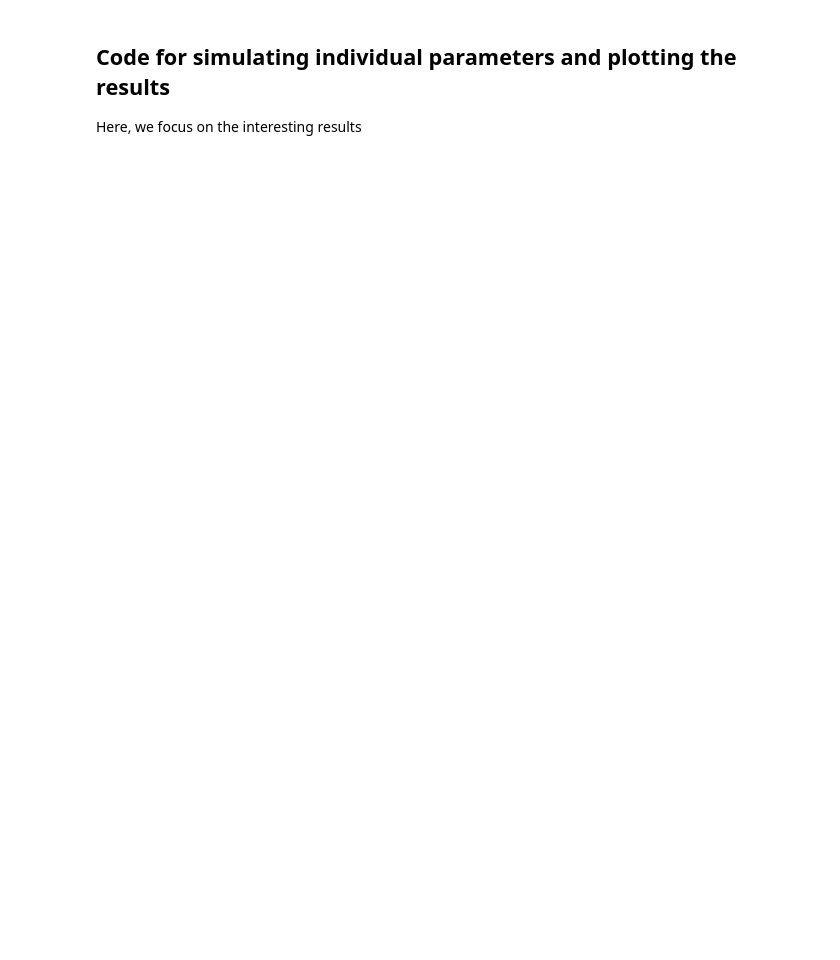
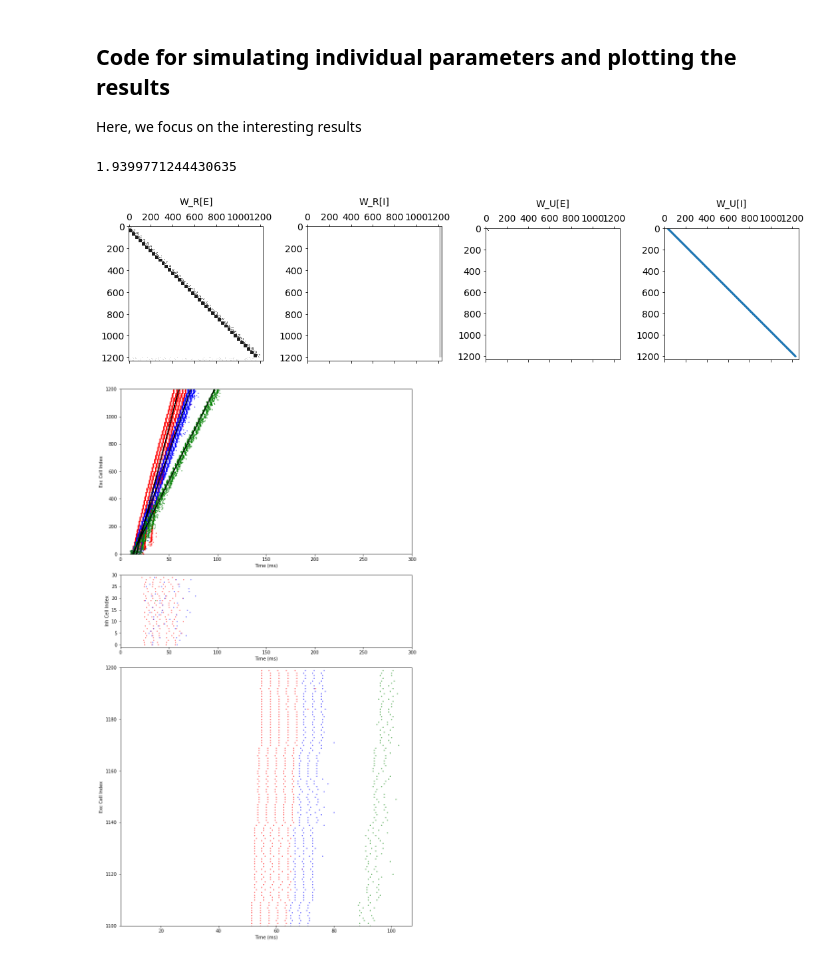
Before and after one commit to davidgbe/for_the_birds, a Jupyter notebook: S1_speed_control_biological_3.ipynb, the cells around one changed output. Saved outputs shown, nothing was run; the diff lists cells and outputs as text; code cells hidden in the pictures; blank space fills up the shorter version.

Commit message:
with working parameters with and without adaptation

```diff
--- a/S1_speed_control_biological_3.ipynb
+++ b/S1_speed_control_biological_3.ipynb
@@ -306,17 +306,17 @@ def run_test(m_t, w_e_i_r, w_i_e_r, w_e_e_r, w_e_e_f, w_uv, percent_cnxn_e_e, pe
 # %% [markdown]
 ### Define parameters and param ranges for search space
 # %%
-# quick_plot(m2, 1.5e-06, 1.8e-6, 5.0e-6, 9.2e-06, 0.3, 0.45, .10, overlay=True)
-# 0, 120, 240 Hz
+# quick_plot(m2, 1.50000000e-06, 1.70000000e-06, 5.25000000e-06, 8.64285714e-06,
+#  3.40000000e-01, 4.87500000e-01, 1.05000000e-01, overlay=True)
 
 param_ranges = OrderedDict({
     'w_e_i_r_range':          np.linspace(1.5e-06, 1.5e-06, 1),
-    'w_i_e_r_range':          np.linspace(1.7e-06, 1.9e-06, 3),
-    'w_e_e_r_range':          np.linspace(4.5e-06, 5.5e-06, 5),
-    'w_e_e_f_range':          np.linspace(8.5e-06, 9.5e-06, 8),
-    'uva_range'    :          np.linspace(0.2, 0.4, 5),
-    'percent_cnxn_e_e_range': np.linspace(0.3, 0.55, 5),
-    'percent_cnxn_e_i_range': np.linspace(0.09, 0.12, 5),
+    'w_i_e_r_range':          np.linspace(1.65e-06, 1.75e-06, 3),
+    'w_e_e_r_range':          np.linspace(5e-06, 5.5e-06, 5),
+    'w_e_e_f_range':          np.linspace(8.5e-06, 8.8e-06, 5),
+    'uva_range'    :          np.linspace(0.3, 0.35, 5),
+    'percent_cnxn_e_e_range': np.linspace(0.45, 0.5, 5),
+    'percent_cnxn_e_i_range': np.linspace(0.1, 0.11, 5),
 })
 
 params = outer_product_n_dim(*[param_ranges[p] for p in param_ranges])
@@ -343,7 +343,8 @@ S.T = .3  # smln len
 m = copy(M)
 
 l = len(params)
-batch_size = 100
+batch_size = 50
+repeats = 3
 pbar = tqdm(total=l, position=0, leave=True)
 stamp = time_stamp()
 exp_path = f'./data/exp_{stamp}'
@@ -358,7 +359,7 @@ for batch_idx in range(0, l, batch_size):
         run_idx = batch_idx + i
         if run_idx >= l:
             break
-        batch_results.append(run_test(m, *params[run_idx]))
+        batch_results.append([run_test(m, *params[run_idx]) for i in range(repeats)])
         pbar.update()
     write_path = os.path.join(exp_path, f'batch_{zero_pad(int(batch_idx / batch_size) + 1, 3)}.p')
     pickle.dump(batch_results, open(write_path, 'wb'))
@@ -371,8 +372,8 @@ Here, we focus on the interesting results
 def quick_plot(m, w_e_i_r, w_i_e_r, w_e_e_r, w_e_e_f, uva_freq, percent_cnxn_e_e, percent_cnxn_e_i,
                overlay=False):
     # w_e_i_r_range, w_i_e_r_range, w_e_e_r_range, w_e_e_f_range, uva_range
-    rsps = run_test(m, w_e_i_r, w_i_e_r, w_e_e_r, w_e_e_f, uva_freq,
-                    percent_cnxn_e_e=percent_cnxn_e_e, percent_cnxn_e_i=percent_cnxn_e_i, show_connectivity=True)
+    rsps = run_test(m, w_e_i_r, w_i_e_r, w_e_e_r, w_e_e_f, uva_freq, percent_cnxn_e_e, percent_cnxn_e_i,
+                    show_connectivity=True)
 
     if overlay:
         gs = gridspec.GridSpec(7, 1)
@@ -380,6 +381,7 @@ def quick_plot(m, w_e_i_r, w_i_e_r, w_e_e_r, w_e_e_f, uva_freq, percent_cnxn_e_e
         axs = [fig.add_subplot(gs[1:3]), fig.add_subplot(gs[3]), fig.add_subplot(gs[4:])]
 
     colors = ['red', 'blue', 'green']
+    inv_slopes = []
 
     for frq_idx, frq_res in enumerate(rsps):
         tms_p_link = tms_for_link(frq_res['spks_t'], frq_res['spks_c'], m.N_L, m.N_L_E)
@@ -387,7 +389,8 @@ def quick_plot(m, w_e_i_r, w_i_e_r, w_e_e_r, w_e_e_f, uva_freq, percent_cnxn_e_e
         x = np.arange(m.N_L) + 1
         slp, icpt = stats.linregress(x, mean_tms_p_link)[:2]
 
-        print(1./slp)
+        inv_slope = 1./slp
+        inv_slopes.append(inv_slope)
 
         if not overlay:
             gs = gridspec.GridSpec(7, 1)
@@ -406,7 +409,7 @@ def quick_plot(m, w_e_i_r, w_i_e_r, w_e_e_r, w_e_e_f, uva_freq, percent_cnxn_e_e
         axs[1].set_ylim(-1, m.N_P_I)
 
         for i in range(2):
-            axs[i].set_xlim(0, 300)
+            axs[i].set_xlim(0, S.T * 1000)
 
         axs[0].set_title(f'Inhibition: {int(frq_idx * 400 * uva_freq)} Hz')
         axs[0].set_ylim(-1, m.N_E)
@@ -425,13 +428,15 @@ def quick_plot(m, w_e_i_r, w_i_e_r, w_e_e_r, w_e_e_f, uva_freq, percent_cnxn_e_e
                 c = 'black' if l_cntr % 2 == 0 else 'grey'
             axs[0].scatter(link_spks[0, :] * 1000, link_spks[1, :], s=1, c=c, zorder=0)
             axs[2].scatter(link_spks[0, :] * 1000, link_spks[1, :], s=1, c=c, zorder=0)
+            axs[0].plot(link_spks[0, :] * 1000, m.N_L_E * (link_spks[0, :] - icpt) * inv_slope, c='black')
+    inv_slope_ratio = inv_slopes[0] / inv_slopes[2]
     if overlay:
         axs[0].set_title('')
+    return inv_slope_ratio
 # %%
 S.T = 0.3
 
 m2 = copy(m)
-m2.W_U_E_I = 0.1e-3
-m2.N_L = 150
+# m2.N_L = 40
 
-set_dynamic_vars(m2)
+# set_dynamic_vars(m2)
@@ -438,3 +452,7 @@ set_dynamic_vars(m2)
 # %%
-quick_plot(m2, 1.5e-06, 1.8e-6, 5.0e-6, 9.2e-06, 0.3, 0.45, .10, overlay=True)
+quick_plot(m2, 1.50e-06, 1.70e-06, 5.50e-06, 8.80e-06, 3.50e-01, 4.50e-01, 1.05e-01, overlay=True)
 # 0, 120, 240 Hz
+# %% [output]
+1.9399771244430635
+[figure, added]
+[figure, added]
```
Also changed, not shown: parts of 14 cells of this notebook, 2 other files.
